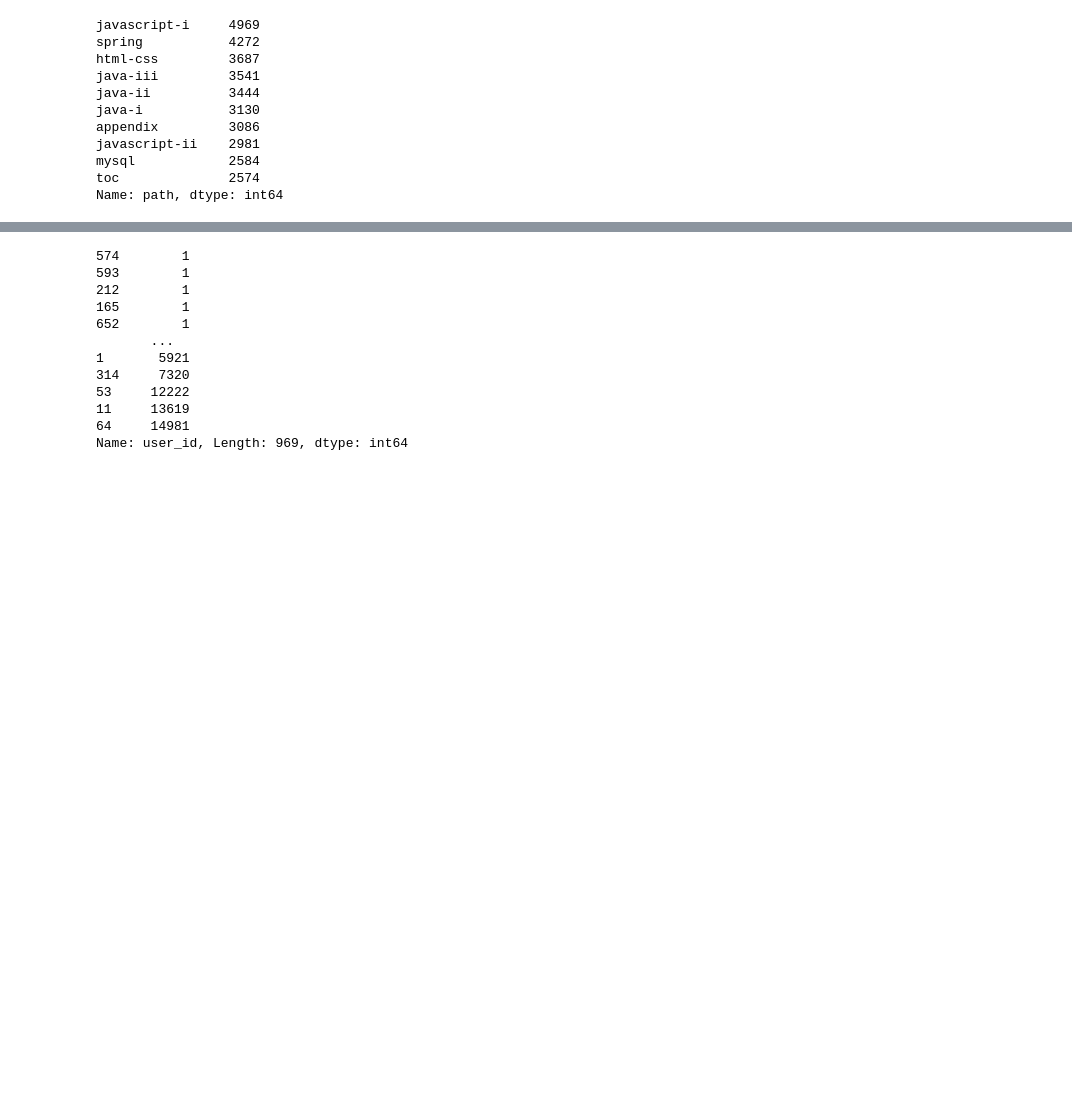
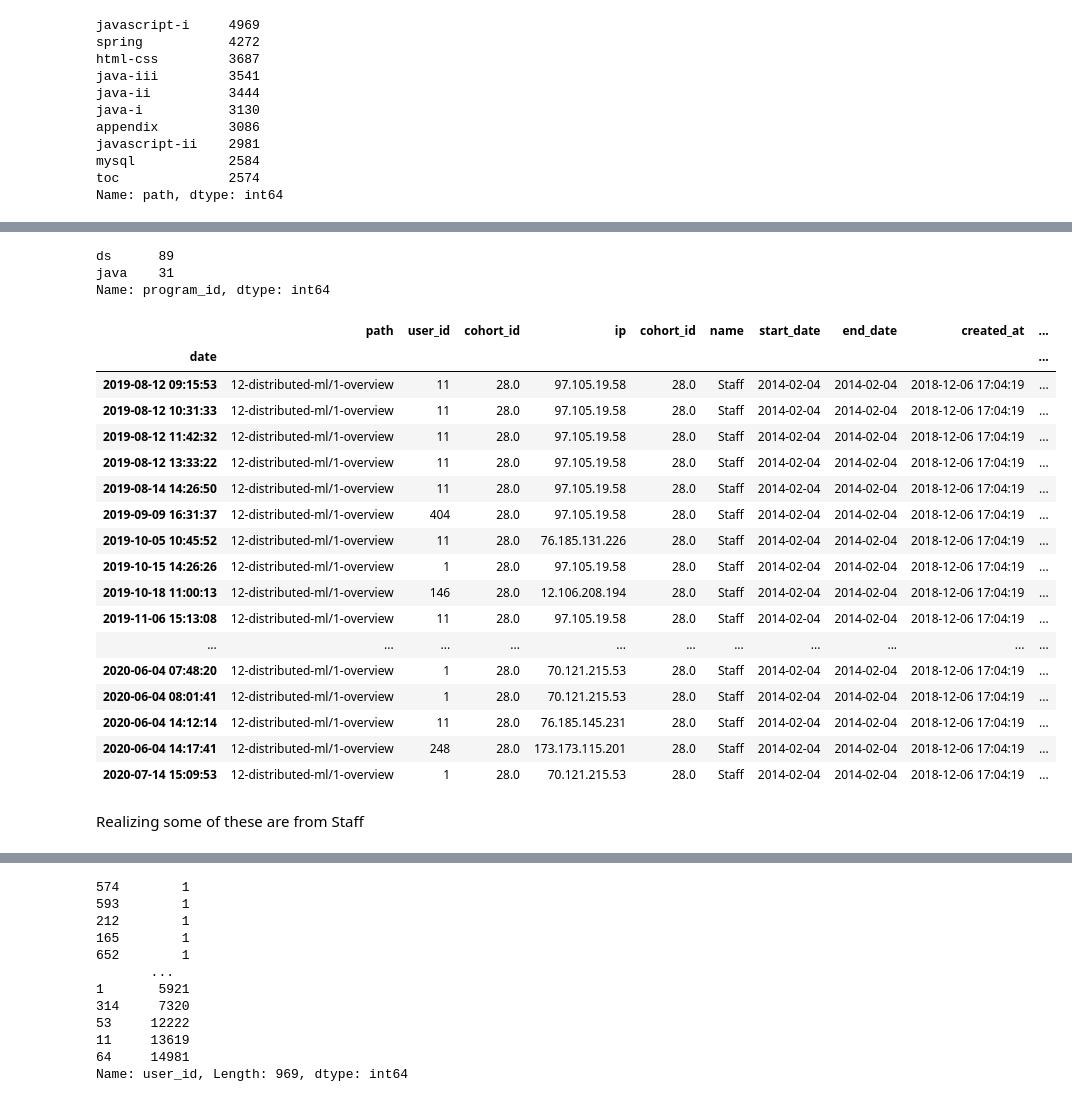
Before and after one commit to Joshua-C-Bryant/anomaly-detection-exercises, a Jupyter notebook: anomaly-detection-project.ipynb, the cells around one changed output, grey strips where cells are left out. Cells and saved outputs as stored; diff of their text form; code cells hidden in the pictures; blank space fills up the shorter version.

```diff
--- a/anomaly-detection-project.ipynb
+++ b/anomaly-detection-project.ipynb
@@ -435,0 +594,29 @@ Name: path, dtype: int64
+# %%
+df[df.path=='12-distributed-ml/1-overview'].program_id.value_counts()
+# %% [output]
+ds      89
+java    31
+Name: program_id, dtype: int64
+# %%
+java_df[java_df.path=='12-distributed-ml/1-overview']
+# %% [output]
+|  | path | user_id | cohort_id | ip | cohort_id | name | start_date | end_date | created_at | ... |
+| date |  |  |  |  |  |  |  |  |  | ... |
+| 2019-08-12 09:15:53 | 12-distributed-ml/1-overview | 11 | 28.0 | 97.105.19.58 | 28.0 | Staff | 2014-02-04 | 2014-02-04 | 2018-12-06 17:04:19 | ... |
+| 2019-08-12 10:31:33 | 12-distributed-ml/1-overview | 11 | 28.0 | 97.105.19.58 | 28.0 | Staff | 2014-02-04 | 2014-02-04 | 2018-12-06 17:04:19 | ... |
+| 2019-08-12 11:42:32 | 12-distributed-ml/1-overview | 11 | 28.0 | 97.105.19.58 | 28.0 | Staff | 2014-02-04 | 2014-02-04 | 2018-12-06 17:04:19 | ... |
+| 2019-08-12 13:33:22 | 12-distributed-ml/1-overview | 11 | 28.0 | 97.105.19.58 | 28.0 | Staff | 2014-02-04 | 2014-02-04 | 2018-12-06 17:04:19 | ... |
+| 2019-08-14 14:26:50 | 12-distributed-ml/1-overview | 11 | 28.0 | 97.105.19.58 | 28.0 | Staff | 2014-02-04 | 2014-02-04 | 2018-12-06 17:04:19 | ... |
+| 2019-09-09 16:31:37 | 12-distributed-ml/1-overview | 404 | 28.0 | 97.105.19.58 | 28.0 | Staff | 2014-02-04 | 2014-02-04 | 2018-12-06 17:04:19 | ... |
+| 2019-10-05 10:45:52 | 12-distributed-ml/1-overview | 11 | 28.0 | 76.185.131.226 | 28.0 | Staff | 2014-02-04 | 2014-02-04 | 2018-12-06 17:04:19 | ... |
+| 2019-10-15 14:26:26 | 12-distributed-ml/1-overview | 1 | 28.0 | 97.105.19.58 | 28.0 | Staff | 2014-02-04 | 2014-02-04 | 2018-12-06 17:04:19 | ... |
+| 2019-10-18 11:00:13 | 12-distributed-ml/1-overview | 146 | 28.0 | 12.106.208.194 | 28.0 | Staff | 2014-02-04 | 2014-02-04 | 2018-12-06 17:04:19 | ... |
+| 2019-11-06 15:13:08 | 12-distributed-ml/1-overview | 11 | 28.0 | 97.105.19.58 | 28.0 | Staff | 2014-02-04 | 2014-02-04 | 2018-12-06 17:04:19 | ... |
+| ... | ... | ... | ... | ... | ... | ... | ... | ... | ... | ... |
+| 2020-06-04 07:48:20 | 12-distributed-ml/1-overview | 1 | 28.0 | 70.121.215.53 | 28.0 | Staff | 2014-02-04 | 2014-02-04 | 2018-12-06 17:04:19 | ... |
+| 2020-06-04 08:01:41 | 12-distributed-ml/1-overview | 1 | 28.0 | 70.121.215.53 | 28.0 | Staff | 2014-02-04 | 2014-02-04 | 2018-12-06 17:04:19 | ... |
+| 2020-06-04 14:12:14 | 12-distributed-ml/1-overview | 11 | 28.0 | 76.185.145.231 | 28.0 | Staff | 2014-02-04 | 2014-02-04 | 2018-12-06 17:04:19 | ... |
+| 2020-06-04 14:17:41 | 12-distributed-ml/1-overview | 248 | 28.0 | 173.173.115.201 | 28.0 | Staff | 2014-02-04 | 2014-02-04 | 2018-12-06 17:04:19 | ... |
+| 2020-07-14 15:09:53 | 12-distributed-ml/1-overview | 1 | 28.0 | 70.121.215.53 | 28.0 | Staff | 2014-02-04 | 2014-02-04 | 2018-12-06 17:04:19 | ... |
+# %% [markdown]
+Realizing some of these are from Staff
```
Also changed, not shown: parts of 39 cells of this notebook.
